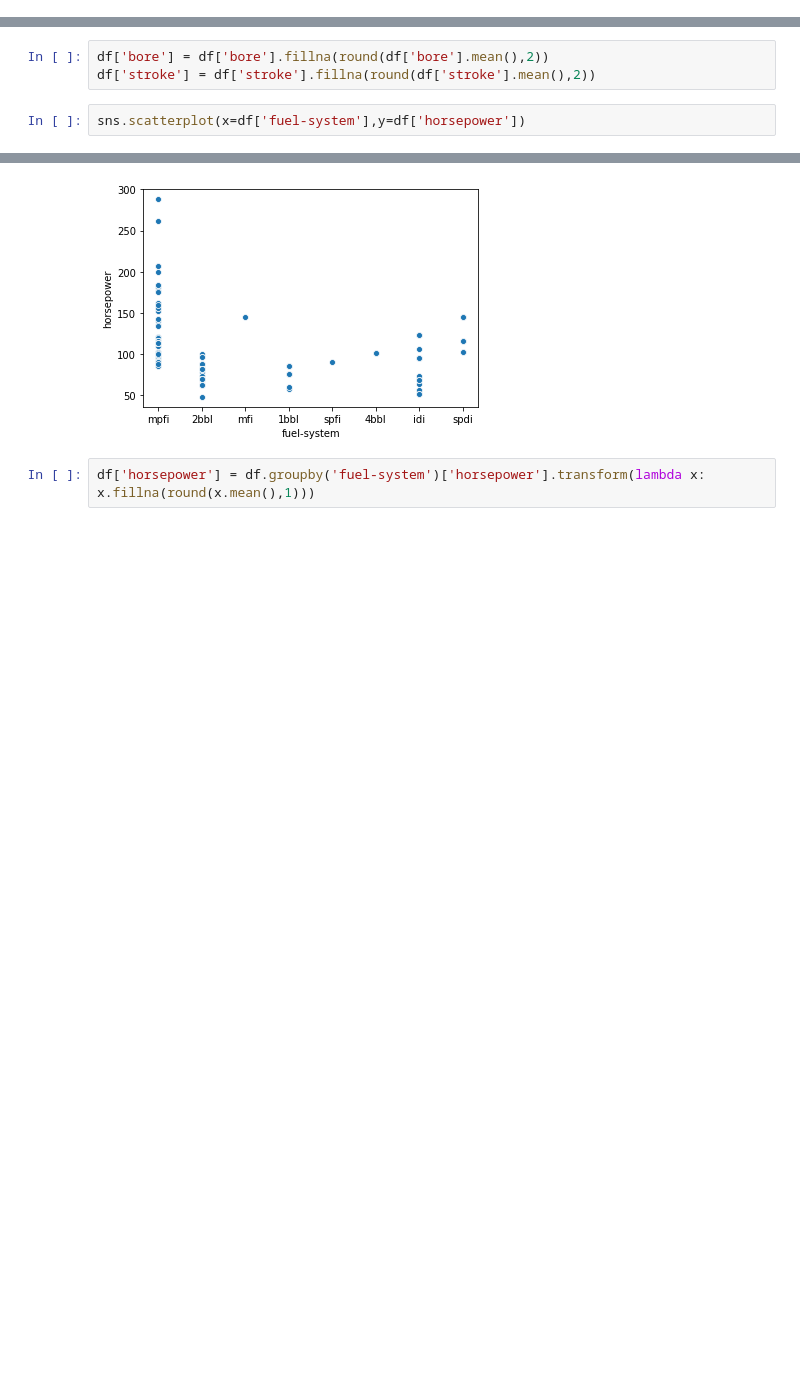
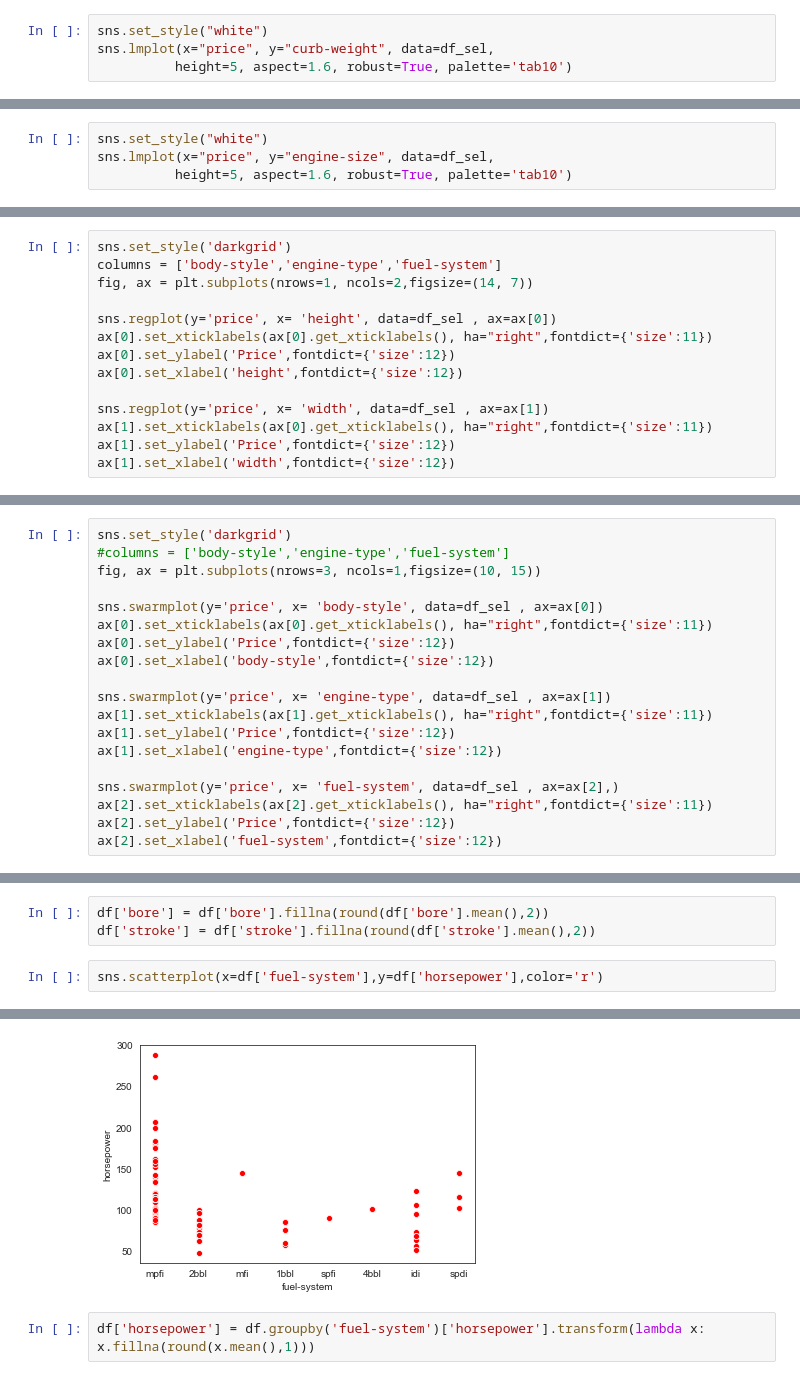
Before and after one commit to adityasharma1076/Automobile-Prices-Prediction, a Jupyter notebook: Automobile.ipynb, the cells around one changed output, grey strips where cells are left out. Cells and saved outputs as stored; diff of their text form; blank space fills up the shorter version.

Commit message:
Plots and Predictions

```diff
--- a/Automobile.ipynb
+++ b/Automobile.ipynb
@@ -155,0 +215,4 @@ hm = sns.heatmap(cm,cbar = True,annot=True,square = True,yticklabels=cols.values
+# %%
+sns.set_style("white")
+sns.lmplot(x="price", y="curb-weight", data=df_sel,
+          height=5, aspect=1.6, robust=True, palette='tab10')
@@ -155,0 +222,4 @@ hm = sns.heatmap(cm,cbar = True,annot=True,square = True,yticklabels=cols.values
+# %%
+sns.set_style("white")
+sns.lmplot(x="price", y="engine-size", data=df_sel,
+          height=5, aspect=1.6, robust=True, palette='tab10')
@@ -155,0 +229,14 @@ hm = sns.heatmap(cm,cbar = True,annot=True,square = True,yticklabels=cols.values
+# %%
+sns.set_style('darkgrid')
+columns = ['body-style','engine-type','fuel-system']
+fig, ax = plt.subplots(nrows=1, ncols=2,figsize=(14, 7))
+
+sns.regplot(y='price', x= 'height', data=df_sel , ax=ax[0])
+ax[0].set_xticklabels(ax[0].get_xticklabels(), ha="right",fontdict={'size':11})
+ax[0].set_ylabel('Price',fontdict={'size':12})
+ax[0].set_xlabel('height',fontdict={'size':12})
+
+sns.regplot(y='price', x= 'width', data=df_sel , ax=ax[1])
+ax[1].set_xticklabels(ax[0].get_xticklabels(), ha="right",fontdict={'size':11})
+ax[1].set_ylabel('Price',fontdict={'size':12})
+ax[1].set_xlabel('width',fontdict={'size':12})
@@ -155,0 +246,19 @@ hm = sns.heatmap(cm,cbar = True,annot=True,square = True,yticklabels=cols.values
+# %%
+sns.set_style('darkgrid')
+#columns = ['body-style','engine-type','fuel-system']
+fig, ax = plt.subplots(nrows=3, ncols=1,figsize=(10, 15))
+
+sns.swarmplot(y='price', x= 'body-style', data=df_sel , ax=ax[0])
+ax[0].set_xticklabels(ax[0].get_xticklabels(), ha="right",fontdict={'size':11})
+ax[0].set_ylabel('Price',fontdict={'size':12})
+ax[0].set_xlabel('body-style',fontdict={'size':12})
+
+sns.swarmplot(y='price', x= 'engine-type', data=df_sel , ax=ax[1])
+ax[1].set_xticklabels(ax[1].get_xticklabels(), ha="right",fontdict={'size':11})
+ax[1].set_ylabel('Price',fontdict={'size':12})
+ax[1].set_xlabel('engine-type',fontdict={'size':12})
+
+sns.swarmplot(y='price', x= 'fuel-system', data=df_sel , ax=ax[2],)
+ax[2].set_xticklabels(ax[2].get_xticklabels(), ha="right",fontdict={'size':11})
+ax[2].set_ylabel('Price',fontdict={'size':12})
+ax[2].set_xlabel('fuel-system',fontdict={'size':12})
@@ -250,10 +342,10 @@ df[df['engine-type']=='rotor']
 df['bore'] = df['bore'].fillna(round(df['bore'].mean(),2))
 df['stroke'] = df['stroke'].fillna(round(df['stroke'].mean(),2))
 # %%
-sns.scatterplot(x=df['fuel-system'],y=df['horsepower'])
+sns.scatterplot(x=df['fuel-system'],y=df['horsepower'],color='r')
 # %% [output]
 <matplotlib.axes._subplots.AxesSubplot at 0x...>
-[figure, old version]
+[figure, new version]
 # %%
 df['horsepower'] = df.groupby('fuel-system')['horsepower'].transform(lambda x: x.fillna(round(x.mean(),1)))
 # %%
```
Also changed, not shown: parts of 55 cells of this notebook.
